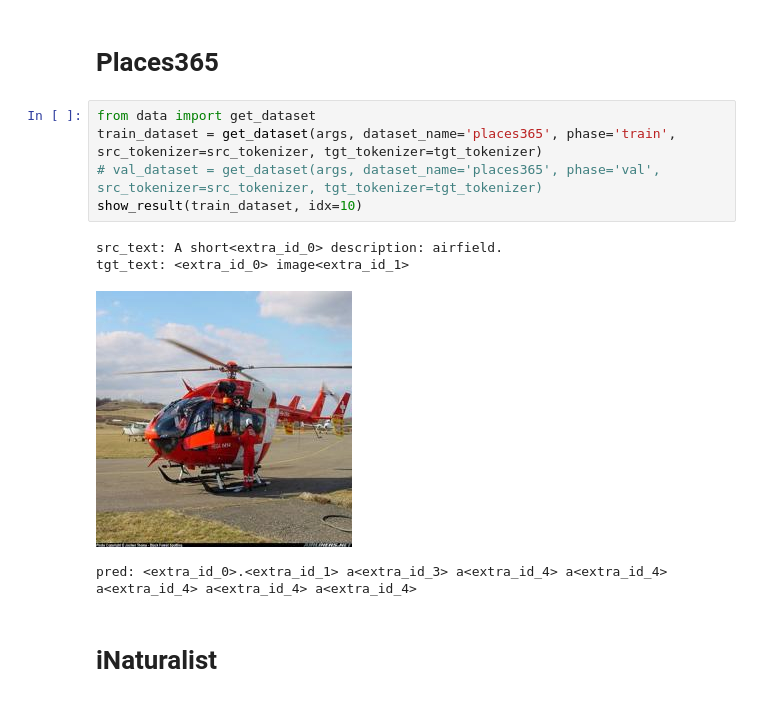
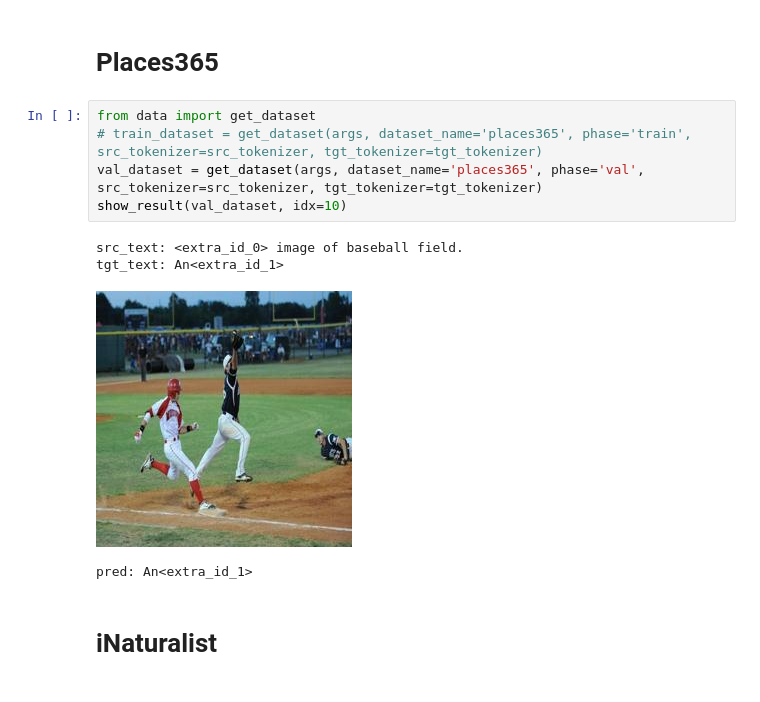
Before and after one commit to k-yanase9/KLab_MultiModalModel, a Jupyter notebook: visualization.ipynb, the cells around one changed output. Drawn from its saved outputs; the diff is of its cells as text.

```diff
--- a/visualization.ipynb
+++ b/visualization.ipynb
@@ -112,14 +112,14 @@ pred: <extra_id_0>.
 # Places365
 # %%
 from data import get_dataset
-train_dataset = get_dataset(args, dataset_name='places365', phase='train', src_tokenizer=src_tokenizer, tgt_tokenizer=tgt_tokenizer)
-# val_dataset = get_dataset(args, dataset_name='places365', phase='val', src_tokenizer=src_tokenizer, tgt_tokenizer=tgt_tokenizer)
-show_result(train_dataset, idx=10)
+# train_dataset = get_dataset(args, dataset_name='places365', phase='train', src_tokenizer=src_tokenizer, tgt_tokenizer=tgt_tokenizer)
+val_dataset = get_dataset(args, dataset_name='places365', phase='val', src_tokenizer=src_tokenizer, tgt_tokenizer=tgt_tokenizer)
+show_result(val_dataset, idx=10)
 # %% [output]
-src_text: A short<extra_id_0> description: airfield.
-tgt_text: <extra_id_0> image<extra_id_1>
+src_text: <extra_id_0> image of baseball field.
+tgt_text: An<extra_id_1>
-[figure, old version]
+[figure, new version]
-pred: <extra_id_0>.<extra_id_1> a<extra_id_3> a<extra_id_4> a<extra_id_4> a<extra_id_4> a<extra_id_4> a<extra_id_4>
+pred: An<extra_id_1>
 # %% [markdown]
 # iNaturalist
 # %%
```
Also changed, not shown: parts of 7 cells of this notebook, 1 other file.
